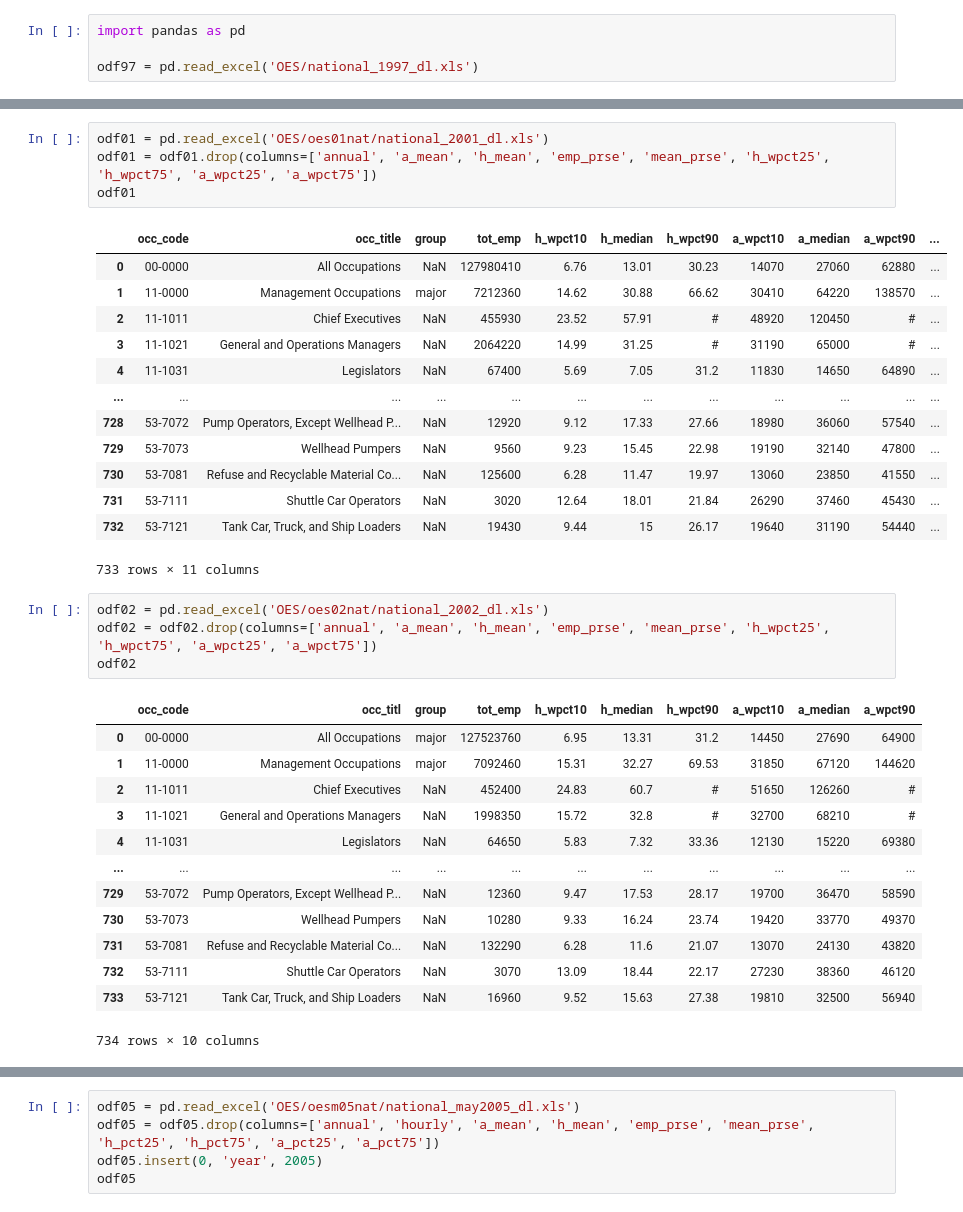
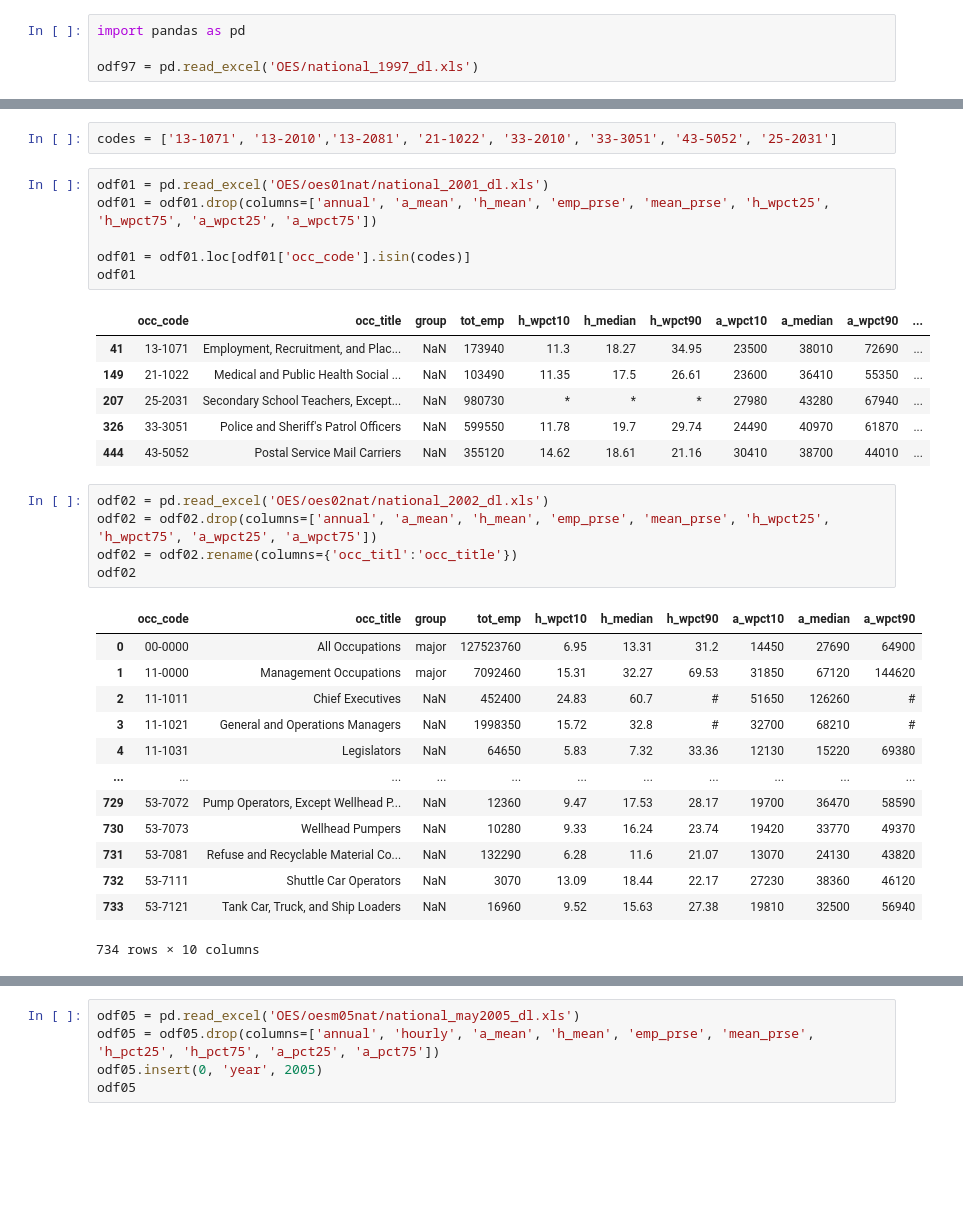
Before and after one commit to danieladea/DS4A-Project, a Jupyter notebook: Teacher Salary Analysis.ipynb, the cells around one changed output, grey strips where cells are left out. Cells and saved outputs as stored; diff of their text form; blank space fills up the shorter version.

```diff
--- a/Teacher Salary Analysis.ipynb
+++ b/Teacher Salary Analysis.ipynb
@@ -248,27 +231,25 @@ odf01
+# %%
+codes = ['13-1071', '13-2010','13-2081', '21-1022', '33-2010', '33-3051', '43-5052', '25-2031']
 # %%
 odf01 = pd.read_excel('OES/oes01nat/national_2001_dl.xls')
 odf01 = odf01.drop(columns=['annual', 'a_mean', 'h_mean', 'emp_prse', 'mean_prse', 'h_wpct25', 'h_wpct75', 'a_wpct25', 'a_wpct75'])
+
+odf01 = odf01.loc[odf01['occ_code'].isin(codes)]
 odf01
 # %% [output]
 |  | occ_code | occ_title | group | tot_emp | h_wpct10 | h_median | h_wpct90 | a_wpct10 | a_median | a_wpct90 | ... |
-| 0 | 00-0000 | All Occupations | NaN | 127980410 | 6.76 | 13.01 | 30.23 | 14070 | 27060 | 62880 | ... |
-| 1 | 11-0000 | Management Occupations | major | 7212360 | 14.62 | 30.88 | 66.62 | 30410 | 64220 | 138570 | ... |
-| 2 | 11-1011 | Chief Executives | NaN | 455930 | 23.52 | 57.91 | # | 48920 | 120450 | # | ... |
-| 3 | 11-1021 | General and Operations Managers | NaN | 2064220 | 14.99 | 31.25 | # | 31190 | 65000 | # | ... |
-| 4 | 11-1031 | Legislators | NaN | 67400 | 5.69 | 7.05 | 31.2 | 11830 | 14650 | 64890 | ... |
-| ... | ... | ... | ... | ... | ... | ... | ... | ... | ... | ... | ... |
-| 728 | 53-7072 | Pump Operators, Except Wellhead P... | NaN | 12920 | 9.12 | 17.33 | 27.66 | 18980 | 36060 | 57540 | ... |
-| 729 | 53-7073 | Wellhead Pumpers | NaN | 9560 | 9.23 | 15.45 | 22.98 | 19190 | 32140 | 47800 | ... |
-| 730 | 53-7081 | Refuse and Recyclable Material Co... | NaN | 125600 | 6.28 | 11.47 | 19.97 | 13060 | 23850 | 41550 | ... |
-| 731 | 53-7111 | Shuttle Car Operators | NaN | 3020 | 12.64 | 18.01 | 21.84 | 26290 | 37460 | 45430 | ... |
-| 732 | 53-7121 | Tank Car, Truck, and Ship Loaders | NaN | 19430 | 9.44 | 15 | 26.17 | 19640 | 31190 | 54440 | ... |
+| 41 | 13-1071 | Employment, Recruitment, and Plac... | NaN | 173940 | 11.3 | 18.27 | 34.95 | 23500 | 38010 | 72690 | ... |
+| 149 | 21-1022 | Medical and Public Health Social ... | NaN | 103490 | 11.35 | 17.5 | 26.61 | 23600 | 36410 | 55350 | ... |
+| 207 | 25-2031 | Secondary School Teachers, Except... | NaN | 980730 | * | * | * | 27980 | 43280 | 67940 | ... |
+| 326 | 33-3051 | Police and Sheriff's Patrol Officers | NaN | 599550 | 11.78 | 19.7 | 29.74 | 24490 | 40970 | 61870 | ... |
+| 444 | 43-5052 | Postal Service Mail Carriers | NaN | 355120 | 14.62 | 18.61 | 21.16 | 30410 | 38700 | 44010 | ... |
-733 rows × 11 columns
 # %%
 odf02 = pd.read_excel('OES/oes02nat/national_2002_dl.xls')
 odf02 = odf02.drop(columns=['annual', 'a_mean', 'h_mean', 'emp_prse', 'mean_prse', 'h_wpct25', 'h_wpct75', 'a_wpct25', 'a_wpct75'])
+odf02 = odf02.rename(columns={'occ_titl':'occ_title'})
 odf02
 # %% [output]
-|  | occ_code | occ_titl | group | tot_emp | h_wpct10 | h_median | h_wpct90 | a_wpct10 | a_median | a_wpct90 |
+|  | occ_code | occ_title | group | tot_emp | h_wpct10 | h_median | h_wpct90 | a_wpct10 | a_median | a_wpct90 |
 | 0 | 00-0000 | All Occupations | major | 127523760 | 6.95 | 13.31 | 31.2 | 14450 | 27690 | 64900 |
 | 1 | 11-0000 | Management Occupations | major | 7092460 | 15.31 | 32.27 | 69.53 | 31850 | 67120 | 144620 |
 | 2 | 11-1011 | Chief Executives | NaN | 452400 | 24.83 | 60.7 | # | 51650 | 126260 | # |
```
Also changed, not shown: parts of 20 cells of this notebook, 2 other files.
